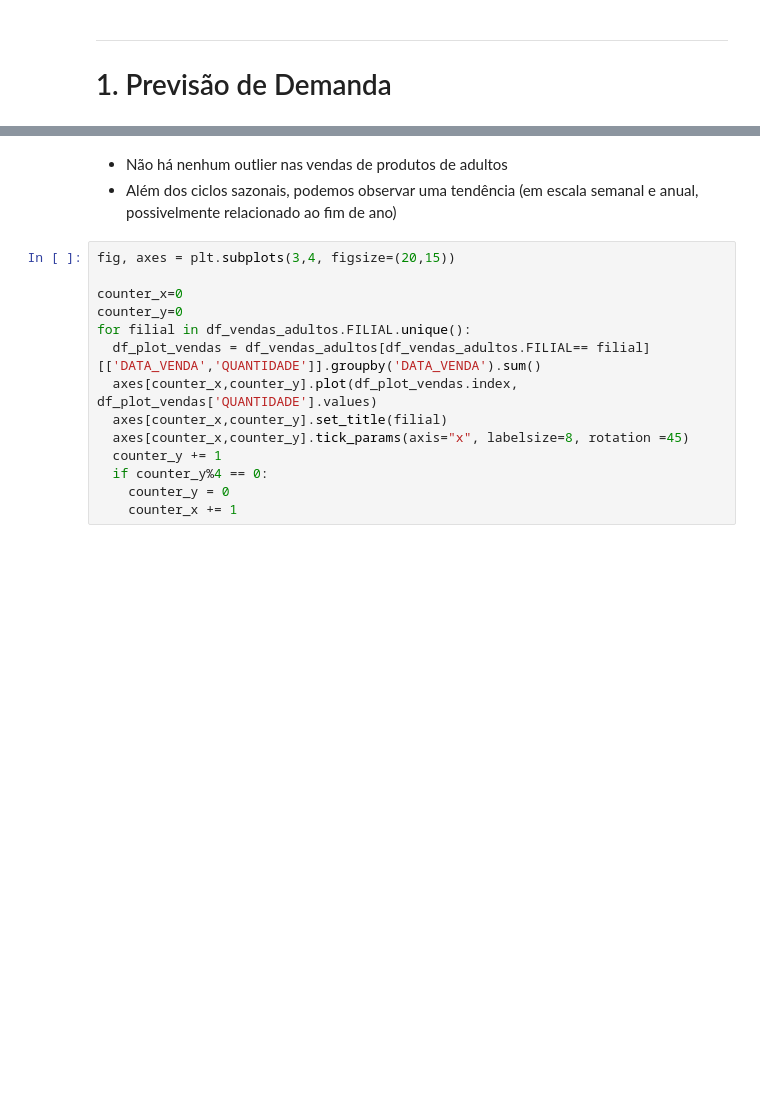
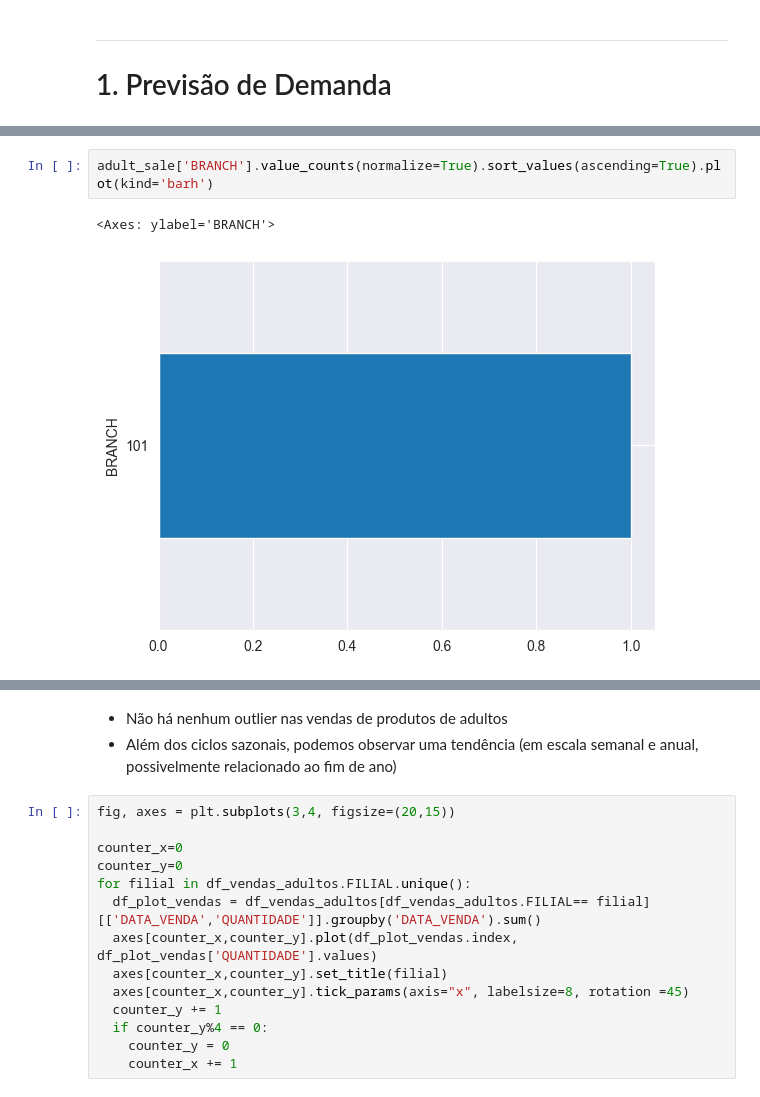
Before and after one commit to Joa1Camargo/online-petshop-data-analysis, a Jupyter notebook: notebooks/Case_FarmaSaúde_Previsao_Demanda.ipynb, the cells around one changed output, grey strips where cells are left out. Cells and saved outputs as stored; diff of their text form; blank space fills up the shorter version.

```diff
--- a/notebooks/Case_FarmaSaúde_Previsao_Demanda.ipynb
+++ b/notebooks/Case_FarmaSaúde_Previsao_Demanda.ipynb
@@ -169 +282,6 @@ KeyError: "None of [Index(['DATA_VENDA', 'QUANTIDADE'], dtype='object')] are in
+# %%
+adult_sale['BRANCH'].value_counts(normalize=True).sort_values(ascending=True).plot(kind='barh')
+# %% [output]
+<Axes: ylabel='BRANCH'>
+[figure, added]
 # %%
```
Also changed, not shown: parts of 37 cells of this notebook, 3 other files.
